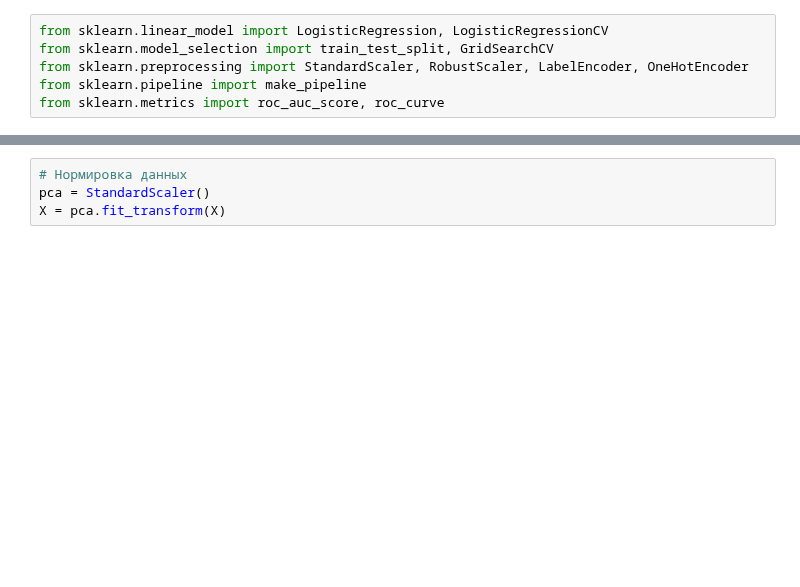
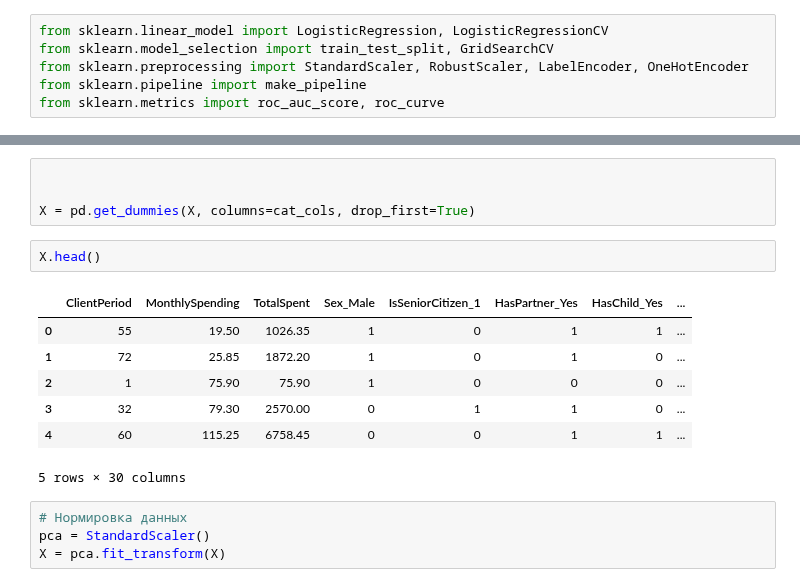
Before and after one commit to Felecort/DLS-Rush, a Jupyter notebook: DLS/8_homework/homework/baseline.ipynb, the cells around one changed output, grey strips where cells are left out. Saved outputs shown, nothing was run; the diff lists cells and outputs as text; blank space fills up the shorter version.

```diff
--- a/DLS/8_homework/homework/baseline.ipynb
+++ b/DLS/8_homework/homework/baseline.ipynb
@@ -218,3 +233,17 @@ X = pd.get_dummies(X, columns=cat_cols, drop_first=True)
+# %%
+
+
+X = pd.get_dummies(X, columns=cat_cols, drop_first=True)
+# %%
+X.head()
+# %% [output]
+|  | ClientPeriod | MonthlySpending | TotalSpent | Sex_Male | IsSeniorCitizen_1 | HasPartner_Yes | HasChild_Yes | ... |
+| 0 | 55 | 19.50 | 1026.35 | 1 | 0 | 1 | 1 | ... |
+| 1 | 72 | 25.85 | 1872.20 | 1 | 0 | 1 | 0 | ... |
+| 2 | 1 | 75.90 | 75.90 | 1 | 0 | 0 | 0 | ... |
+| 3 | 32 | 79.30 | 2570.00 | 0 | 1 | 1 | 0 | ... |
+| 4 | 60 | 115.25 | 6758.45 | 0 | 0 | 1 | 1 | ... |
+5 rows × 30 columns
 # %%
 # Нормировка данных
 pca = StandardScaler()
```
Also changed, not shown: parts of 3 cells of this notebook.
